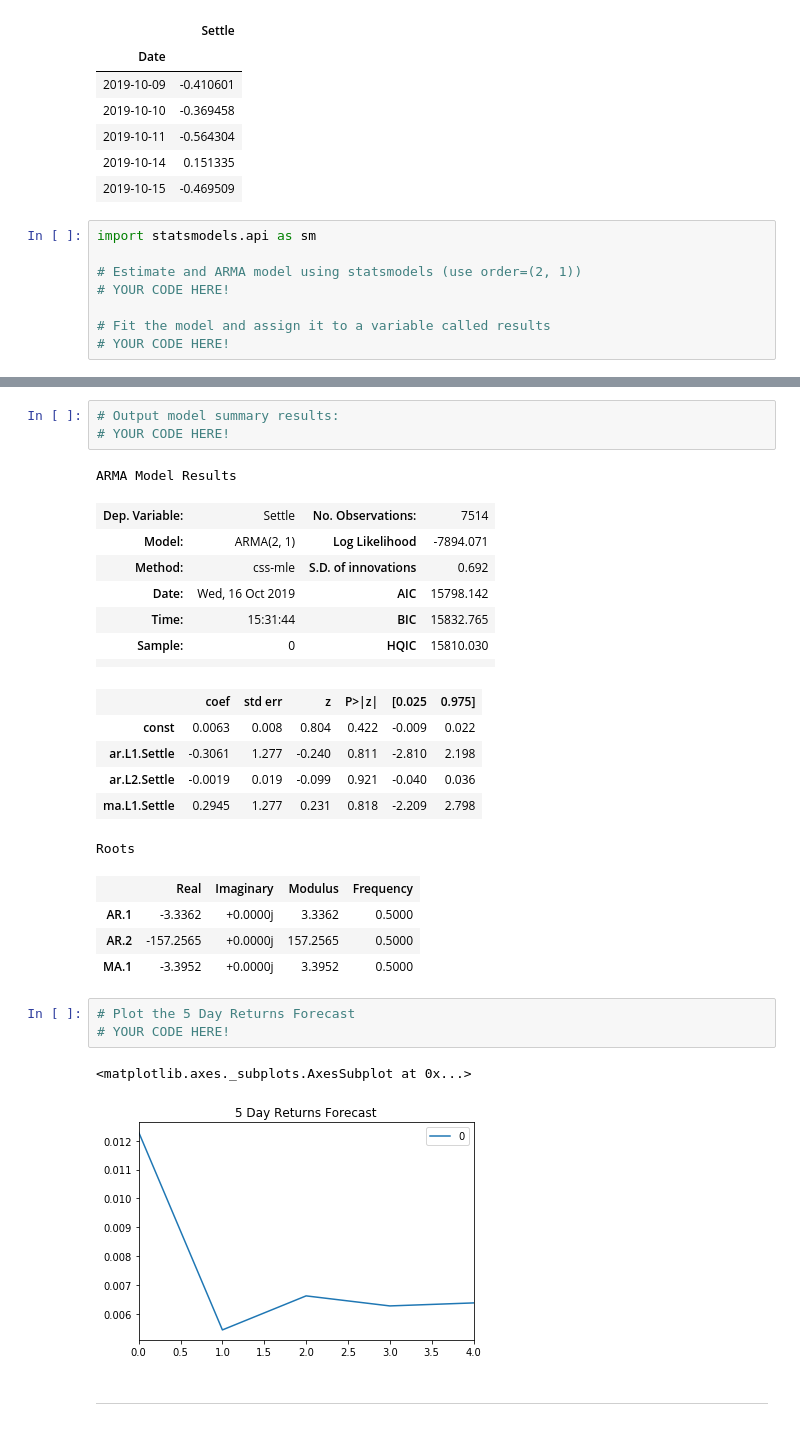
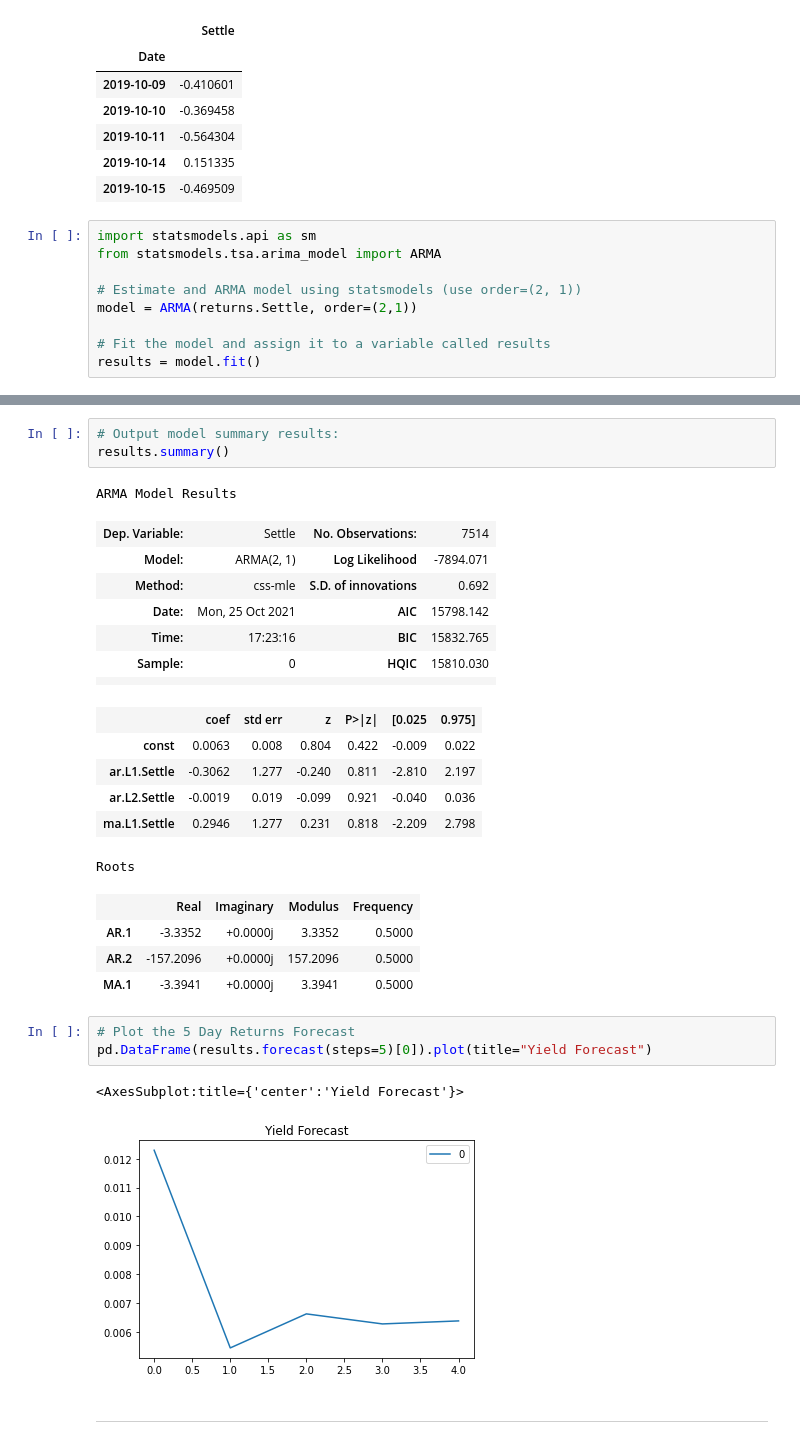
Before and after one commit to szhangg18/Week10_HW, a Jupyter notebook: Code/time_series_analysis.ipynb, the cells around one changed output, grey strips where cells are left out. Cells and saved outputs as stored; diff of their text form.

```diff
--- a/Code/time_series_analysis.ipynb
+++ b/Code/time_series_analysis.ipynb
@@ -107,9 +115,10 @@ returns.tail()
 | 2019-10-15 | -0.469509 |
 # %%
 import statsmodels.api as sm
+from statsmodels.tsa.arima_model import ARMA
 
 # Estimate and ARMA model using statsmodels (use order=(2, 1))
-# YOUR CODE HERE!
+model = ARMA(returns.Settle, order=(2,1))
 
 # Fit the model and assign it to a variable called results
-# YOUR CODE HERE!
+results = model.fit()
@@ -116,31 +144,31 @@ import statsmodels.api as sm
 # %%
 # Output model summary results:
-# YOUR CODE HERE!
+results.summary()
 # %% [output]
 ARMA Model Results
 | Dep. Variable: | Settle | No. Observations: | 7514 |
 | Model: | ARMA(2, 1) | Log Likelihood | -7894.071 |
 | Method: | css-mle | S.D. of innovations | 0.692 |
-| Date: | Wed, 16 Oct 2019 | AIC | 15798.142 |
-| Time: | 15:31:44 | BIC | 15832.765 |
+| Date: | Mon, 25 Oct 2021 | AIC | 15798.142 |
+| Time: | 17:23:16 | BIC | 15832.765 |
 | Sample: | 0 | HQIC | 15810.030 |
 |  |  |  |  |
 |  | coef | std err | z | P>|z| | [0.025 | 0.975] |
 | const | 0.0063 | 0.008 | 0.804 | 0.422 | -0.009 | 0.022 |
-| ar.L1.Settle | -0.3061 | 1.277 | -0.240 | 0.811 | -2.810 | 2.198 |
+| ar.L1.Settle | -0.3062 | 1.277 | -0.240 | 0.811 | -2.810 | 2.197 |
 | ar.L2.Settle | -0.0019 | 0.019 | -0.099 | 0.921 | -0.040 | 0.036 |
-| ma.L1.Settle | 0.2945 | 1.277 | 0.231 | 0.818 | -2.209 | 2.798 |
+| ma.L1.Settle | 0.2946 | 1.277 | 0.231 | 0.818 | -2.209 | 2.798 |
 Roots
 |  | Real | Imaginary | Modulus | Frequency |
-| AR.1 | -3.3362 | +0.0000j | 3.3362 | 0.5000 |
-| AR.2 | -157.2565 | +0.0000j | 157.2565 | 0.5000 |
-| MA.1 | -3.3952 | +0.0000j | 3.3952 | 0.5000 |
+| AR.1 | -3.3352 | +0.0000j | 3.3352 | 0.5000 |
+| AR.2 | -157.2096 | +0.0000j | 157.2096 | 0.5000 |
+| MA.1 | -3.3941 | +0.0000j | 3.3941 | 0.5000 |
 # %%
 # Plot the 5 Day Returns Forecast
-# YOUR CODE HERE!
+pd.DataFrame(results.forecast(steps=5)[0]).plot(title="Yield Forecast")
 # %% [output]
-<matplotlib.axes._subplots.AxesSubplot at 0x...>
+<AxesSubplot:title={'center':'Yield Forecast'}>
-[figure, old version]
+[figure, new version]
 # %% [markdown]
 ---
 # %% [markdown]
```
Also changed, not shown: parts of 17 cells of this notebook, 2 other files.
